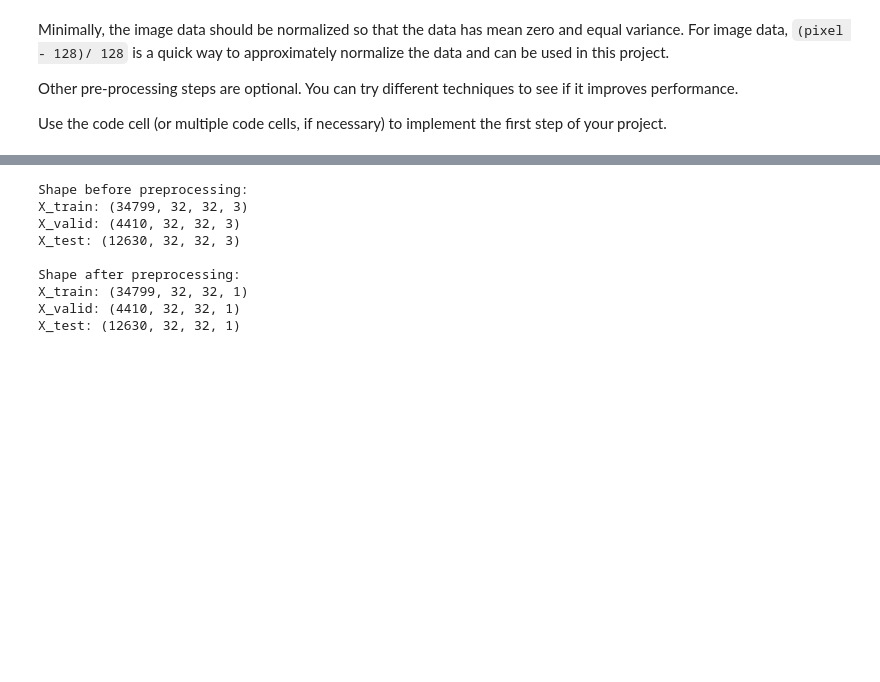
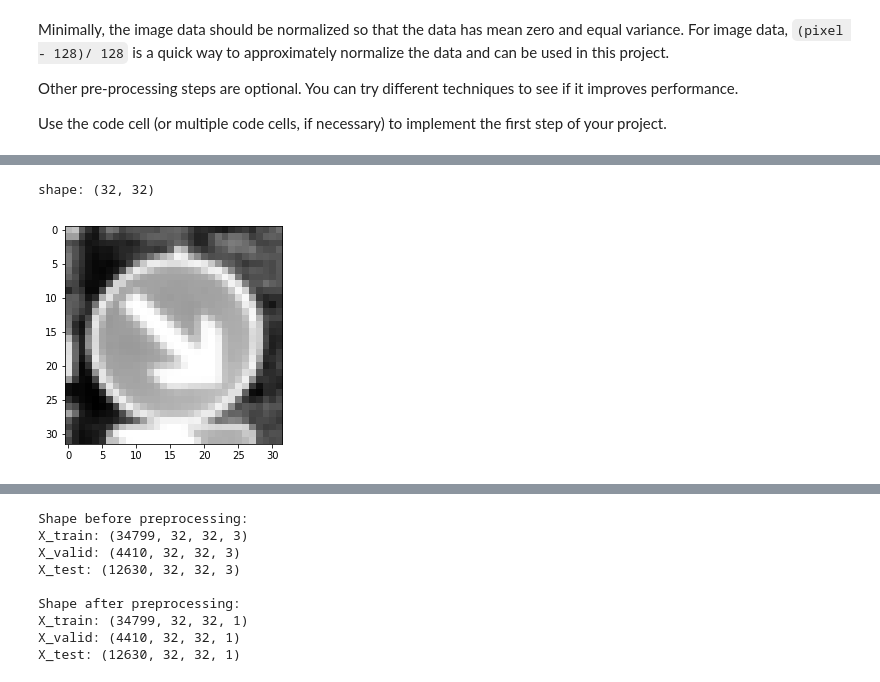
Before and after one commit to ldfo/traffic-sign-classifier, a Jupyter notebook: Traffic_Sign_Classifier.ipynb, the cells around one changed output, grey strips where cells are left out. Saved outputs shown, nothing was run; the diff lists cells and outputs as text; code cells hidden in the pictures; blank space fills up the shorter version.

```diff
--- a/Traffic_Sign_Classifier.ipynb
+++ b/Traffic_Sign_Classifier.ipynb
@@ -187,0 +198,8 @@ def preprocess(x):
+# %%
+# grayscale image
+bw_img = cv2.cvtColor(org_image, cv2.COLOR_RGB2GRAY)
+plt.imshow(bw_img, cmap='gray');
+print('shape:', bw_img.shape)
+# %% [output]
+shape: (32, 32)
+[figure, added]
```
Also changed, not shown: parts of 14 cells of this notebook, 8 other files.
